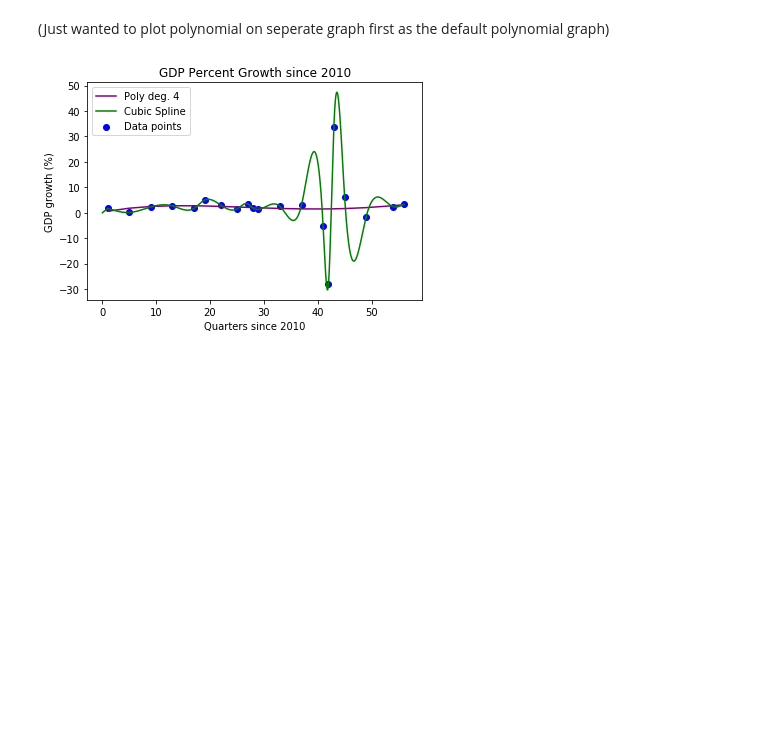
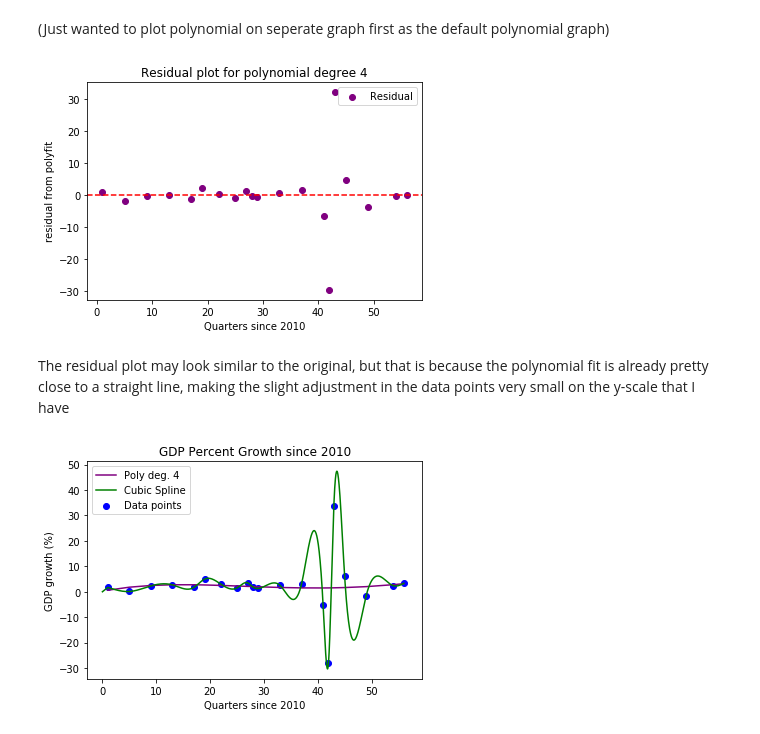
Before and after one commit to MaanavPatel2395/coe311K, a Jupyter notebook: homework/mnp2395-MIDPRJ.ipynb, the cells around one changed output. Cells and saved outputs as stored; diff of their text form; code cells hidden in the pictures; blank space fills up the shorter version.

```diff
--- a/homework/mnp2395-MIDPRJ.ipynb
+++ b/homework/mnp2395-MIDPRJ.ipynb
@@ -85,6 +85,9 @@ As you can see, the spline created passes through every point, is smooth, and fi
 Runge Phenoomenon states that as the x value of a data set under cubic spline increases, the chance of a higher degree of error from the base data points increases, especially with outlier points. This is easily seen with the -28.1 and 33.8 in 2020 Q2 and Q3 respectivly. The cublic spline predicts an even higher value than that of the data given. It shows that finding a spline for the exact data will cause less realistic predictions for values between given x intervals, giving linear regressions or polynomial fitting the upper hand in larger datasets.
 # %% [markdown]
 # Part B
+# %%
+def residual(y, y_pred):
+    return y - y_pred
 # %%
 def vandermonde_matrix(x, degree):
     n = len(x)
@@ -117,6 +120,20 @@ plt.show()
 [figure]
 # %% [markdown]
 (Just wanted to plot polynomial on seperate graph first as the default polynomial graph)
+# %%
+#Make the residual plot
+y_polyres = residual(gdp, y_poly)
+plt.scatter(x, y_polyres, label='Residual', color = 'purple')
+plt.axhline(y=0, color='r', linestyle='--')
+plt.xlabel('Quarters since 2010')
+plt.ylabel('residual from polyfit')
+plt.title('Residual plot for polynomial degree 4')
+plt.legend()
+plt.show()
+# %% [output]
+[figure, added]
+# %% [markdown]
+The residual plot may look similar to the original, but that is because the polynomial fit is already pretty close to a straight line, making the slight adjustment in the data points very small on the y-scale that I have
 # %%
 plt.plot(x, y_poly, label='Poly deg. 4', color = 'purple')
 plt.plot(x_spline, y_spline, label='Cubic Spline', color = 'green')
```
Also changed, not shown: parts of 4 cells of this notebook.
